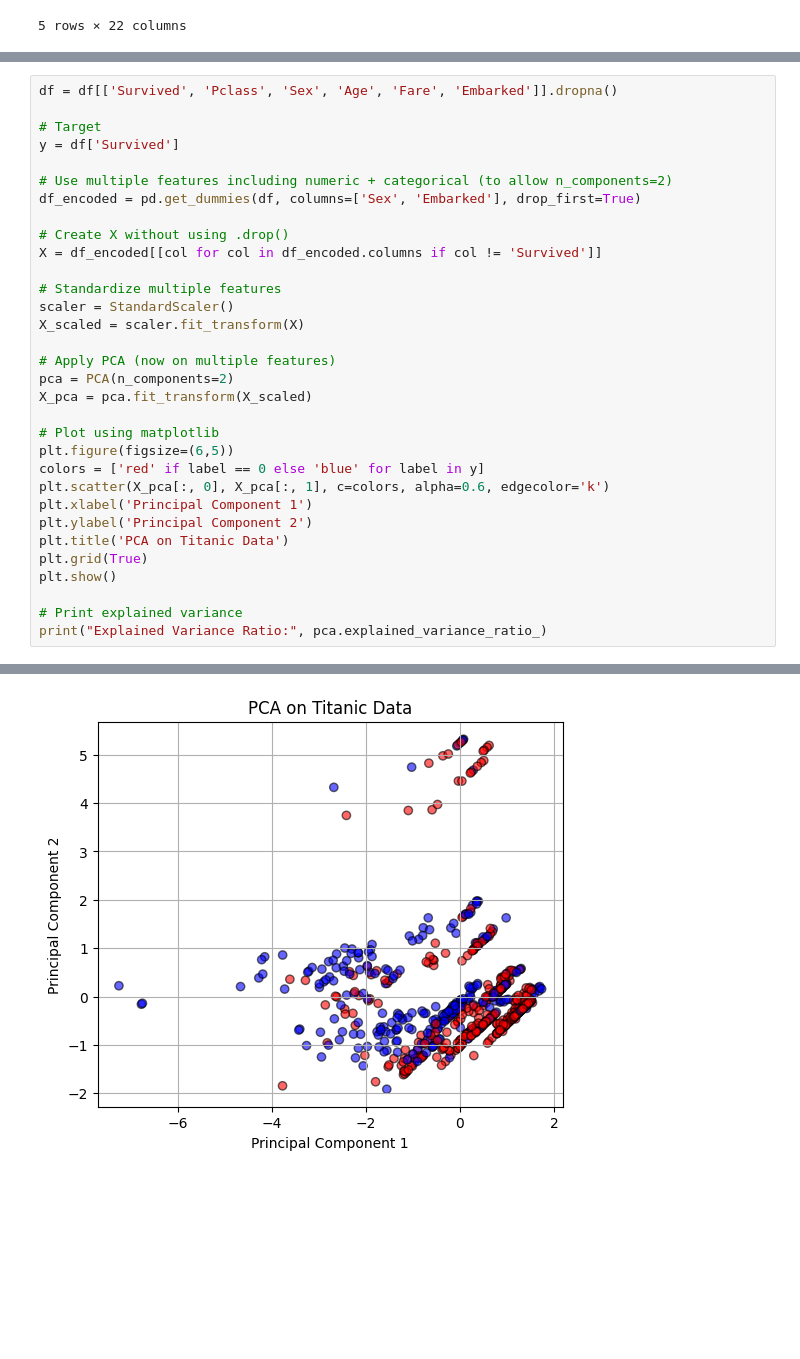
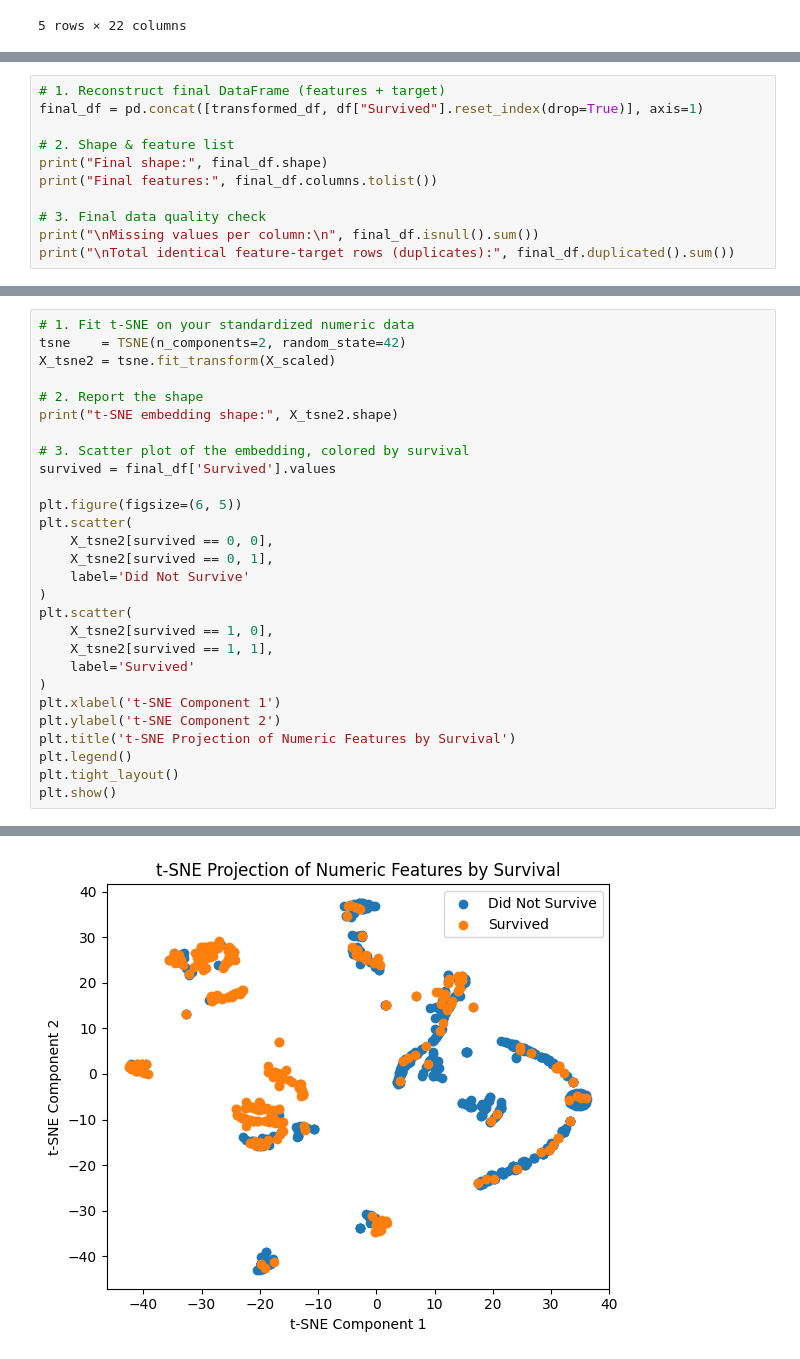
Before and after one commit to MAL-TO/Workshop-ML, a Jupyter notebook: lab-01.ipynb, the cells around one changed output, grey strips where cells are left out. Saved outputs shown, nothing was run; the diff lists cells and outputs as text; blank space fills up the shorter version.

```diff
--- a/lab-01.ipynb
+++ b/lab-01.ipynb
@@ -1492,0 +1420,11 @@ You can include some of the following example reflections:
+# %%
+# 1. Reconstruct final DataFrame (features + target)
+final_df = pd.concat([transformed_df, df["Survived"].reset_index(drop=True)], axis=1)
+
+# 2. Shape & feature list
+print("Final shape:", final_df.shape)
+print("Final features:", final_df.columns.tolist())
+
+# 3. Final data quality check
+print("\nMissing values per column:\n", final_df.isnull().sum())
+print("\nTotal identical feature-target rows (duplicates):", final_df.duplicated().sum())
@@ -1517,33 +1549,29 @@ Use cases:
 # %%
-df = df[['Survived', 'Pclass', 'Sex', 'Age', 'Fare', 'Embarked']].dropna()
+# 1. Fit t-SNE on your standardized numeric data
+tsne    = TSNE(n_components=2, random_state=42)
+X_tsne2 = tsne.fit_transform(X_scaled)
 
-# Target
-y = df['Survived']
+# 2. Report the shape
+print("t-SNE embedding shape:", X_tsne2.shape)
 
-# Use multiple features including numeric + categorical (to allow n_components=2)
-df_encoded = pd.get_dummies(df, columns=['Sex', 'Embarked'], drop_first=True)
+# 3. Scatter plot of the embedding, colored by survival
+survived = final_df['Survived'].values
 
-# Create X without using .drop()
-X = df_encoded[[col for col in df_encoded.columns if col != 'Survived']]
-
-# Standardize multiple features
-scaler = StandardScaler()
-X_scaled = scaler.fit_transform(X)
-
-# Apply PCA (now on multiple features)
-pca = PCA(n_components=2)
-X_pca = pca.fit_transform(X_scaled)
-
-# Plot using matplotlib
-plt.figure(figsize=(6,5))
-colors = ['red' if label == 0 else 'blue' for label in y]
-plt.scatter(X_pca[:, 0], X_pca[:, 1], c=colors, alpha=0.6, edgecolor='k')
-plt.xlabel('Principal Component 1')
-plt.ylabel('Principal Component 2')
-plt.title('PCA on Titanic Data')
-plt.grid(True)
+plt.figure(figsize=(6, 5))
+plt.scatter(
+    X_tsne2[survived == 0, 0],
+    X_tsne2[survived == 0, 1],
+    label='Did Not Survive'
+)
+plt.scatter(
+    X_tsne2[survived == 1, 0],
+    X_tsne2[survived == 1, 1],
+    label='Survived'
+)
+plt.xlabel('t-SNE Component 1')
+plt.ylabel('t-SNE Component 2')
+plt.title('t-SNE Projection of Numeric Features by Survival')
+plt.legend()
+plt.tight_layout()
 plt.show()
-
-# Print explained variance
-print("Explained Variance Ratio:", pca.explained_variance_ratio_)
 # %% [output]
@@ -1550 +1579 @@ print("Explained Variance Ratio:", pca.explained_variance_ratio_)
-[figure, old version]
+[figure, new version]
```
Also changed, not shown: parts of 18 cells of this notebook.
